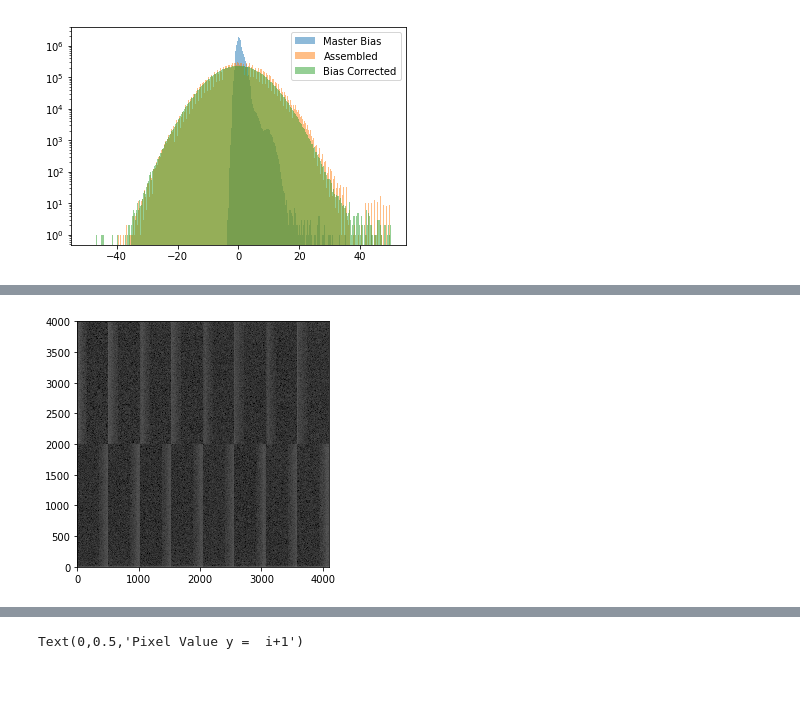
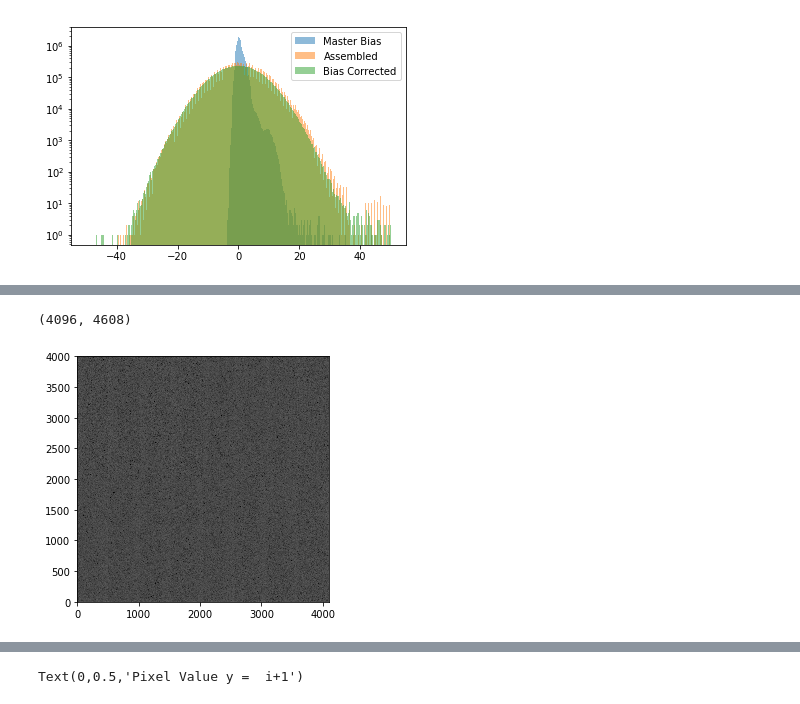
Before and after one commit to lsst/bootcamp-work, a Jupyter notebook: isr_exploration/noise_distributions.ipynb, the cells around one changed output, grey strips where cells are left out. Cells and saved outputs as stored; diff of their text form; code cells hidden in the pictures.

```diff
--- a/isr_exploration/noise_distributions.ipynb
+++ b/isr_exploration/noise_distributions.ipynb
@@ -175,14 +249,18 @@ plt.colorbar()
+# %%
+raw_image.shape
+# %% [output]
+(4096, 4608)
 # %%
 #afw_display = afwDisplay.getDisplay(frame=1,
 #                                    name=my_channel)
 #afw_display.mtv(result.exposure)
 
 afwDisplay.setDefaultBackend('matplotlib')
 my_display = afwDisplay.Display()
 my_display.scale("asinh", "zscale")
 #my_display.mtv(raw.getMaskedImage()) # Plot the raw image
-#my_display.mtv(result_assemble.exposure) # Plot the CCD assembled, overscan subtracted image
+my_display.mtv(result_assemble.exposure) # Plot the CCD assembled, overscan subtracted image
 #my_display.mtv(result_bias.exposure) # Plot the master bias corrected image
-my_display.mtv(bias.getMaskedImage()) # Plot the master bias
+#my_display.mtv(bias.getMaskedImage()) # Plot the master bias
 # %% [output]
-[figure, old version]
+[figure, new version]
```
Also changed, not shown: parts of 19 cells of this notebook.
